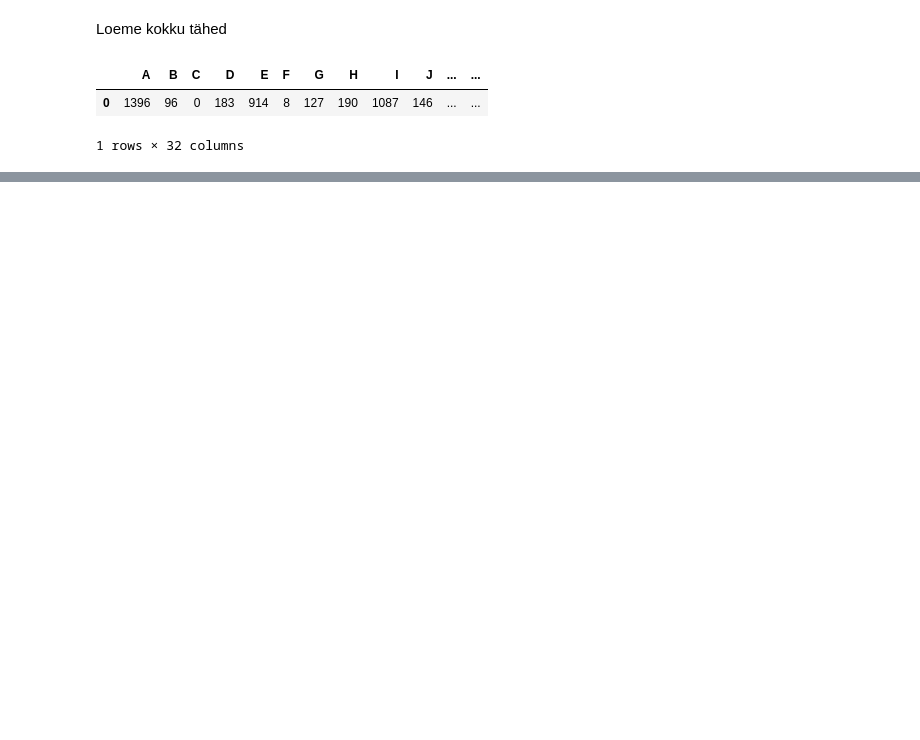
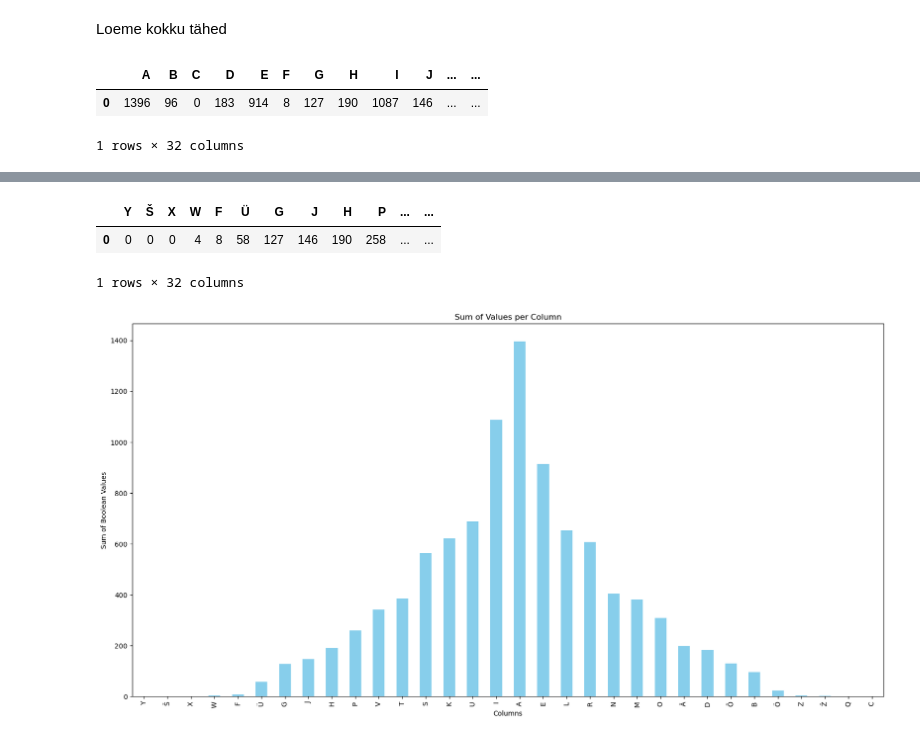
Before and after one commit to EllarSeidelberg/Project2023, a Jupyter notebook: project2023_002.ipynb, the cells around one changed output, grey strips where cells are left out. Cells and saved outputs as stored; diff of their text form; code cells hidden in the pictures; blank space fills up the shorter version.

```diff
--- a/project2023_002.ipynb
+++ b/project2023_002.ipynb
@@ -444,0 +522,59 @@ df11
+# %%
+# Assuming df12 is already created and is available in the environment
+# We will first sort the values in df12 in descending order
+sorted_values = df11.iloc[0].sort_values(ascending=False)
+
+# Extract the sorted column names
+sorted_column_names = sorted_values.index.tolist()
+
+# Split the sorted column names into two halves
+first_half = sorted_column_names[1::2]  # This will be placed on the left side (in reverse order)
+second_half = sorted_column_names[::2]  # This will be placed on the right side
+
+# Reverse the first half to start with the second highest value
+first_half = first_half[::-1]
+
+# Calculate the middle index
+middle_index = len(sorted_column_names) // 2
+
+# Initialize a list for the new column order
+new_column_order = [None] * len(sorted_column_names)
+
+# Place the first half in reverse order to the left side of the middle index
+new_column_order[middle_index - len(first_half): middle_index] = first_half
+
+# Place the second half in order to the right side of the middle index
+new_column_order[middle_index: middle_index + len(second_half)] = second_half
+
+# Filter out any None values that may have been inserted in the new_column_order list
+new_column_order = [col for col in new_column_order if col is not None]
+
+# Create the new dataframe df21 with columns ordered as specified
+df21 = df11[new_column_order]
+
+# Display the new dataframe df21
+df21
+# %% [output]
+|  | Y | Š | X | W | F | Ü | G | J | H | P | ... | ... |
+| 0 | 0 | 0 | 0 | 4 | 8 | 58 | 127 | 146 | 190 | 258 | ... | ... |
+1 rows × 32 columns
+# %%
+# Since df21 has a single row, we'll select that row for plotting
+row_for_plotting = df21.iloc[0]
+
+# Create a bar plot using the data
+plt.figure(figsize=(20, 10))  # Adjust the size as needed
+row_for_plotting.plot(kind='bar', color='skyblue')
+
+# Set the title and labels
+plt.title('Sum of Values per Column')
+plt.xlabel('Columns')
+plt.ylabel('Sum of Boolean Values')
+
+# Rotate the x-axis labels for better readability
+plt.xticks(rotation=90)
+
+# Show the plot
+plt.show()
+# %% [output]
+[figure, added]
```
Also changed, not shown: parts of 9 cells of this notebook.
